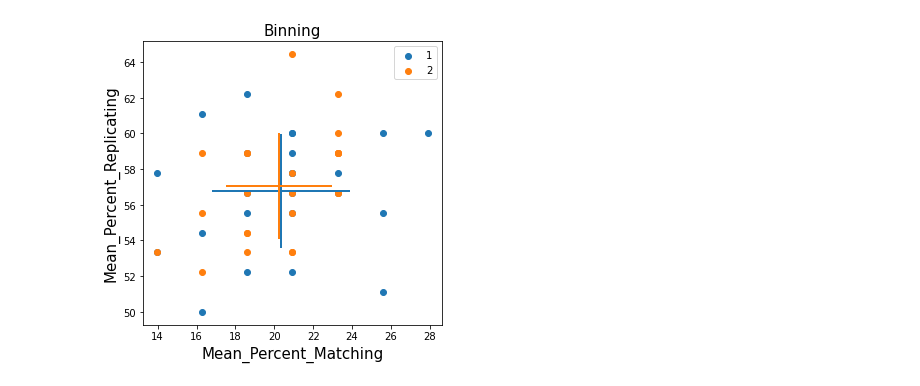
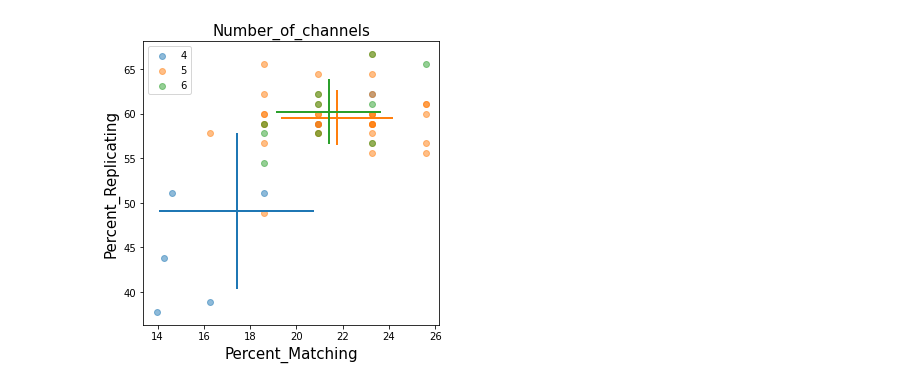
Before and after one commit to jump-cellpainting/jump-scope-analysis, a Jupyter notebook: notebooks/figures/figure3/figure3.ipynb, the cells around one changed output. Drawn from its saved outputs; the diff is of its cells as text; code cells hidden in the pictures.

```diff
--- a/notebooks/figures/figure3/figure3.ipynb
+++ b/notebooks/figures/figure3/figure3.ipynb
@@ -26,33 +28,39 @@ match_rep_df
 # %%
 # A
 
-group = "Binning"
+group = "Number_of_channels"
 
-df_subset = match_rep_df[(match_rep_df["sphering"] == True) & (match_rep_df["Vendor"] == "PE") & (match_rep_df["Modality"] == "Confocal")]
+df_subset = match_rep_df[
+    (match_rep_df["sphering"] == True) &
+    (~match_rep_df["Batch"].str.contains("siteSub"))
+    ]
 
 group_df = utilssphering.find_group_avg_df(df_subset, group)
 
 fig, ax = plt.subplots(figsize=(5,5))
 
-utilssphering.group_plot(
-    df=df_subset,
-    x="Percent_Matching",
-    y="Percent_Replicating",
-    group=group,
-    fig=fig,
-    ax_=ax,
-    legend=True
-)
 utilssphering.group_plot(
     df=group_df,
     x="Mean_Percent_Matching",
     y="Mean_Percent_Replicating",
     group=group,
     error_x="SD_Percent_Matching",
     error_y="SD_Percent_Replicating",
     fig=fig,
     ax_=ax
 )
-fig.savefig("(A)-rep-vs-match-binning-PE-confocal.png")
+utilssphering.group_plot(
+    df=df_subset,
+    x="Percent_Matching",
+    y="Percent_Replicating",
+    group=group,
+    fig=fig,
+    ax_=ax,
+    legend=True,
+    alpha=0.5
+)
+
+
+fig.savefig("(A)-rep-vs-match-number_of_channels.png", dpi=300)
 # %% [output]
-[figure, old version]
+[figure, new version]
```
Also changed, not shown: parts of 7 cells of this notebook, 4 other files.
